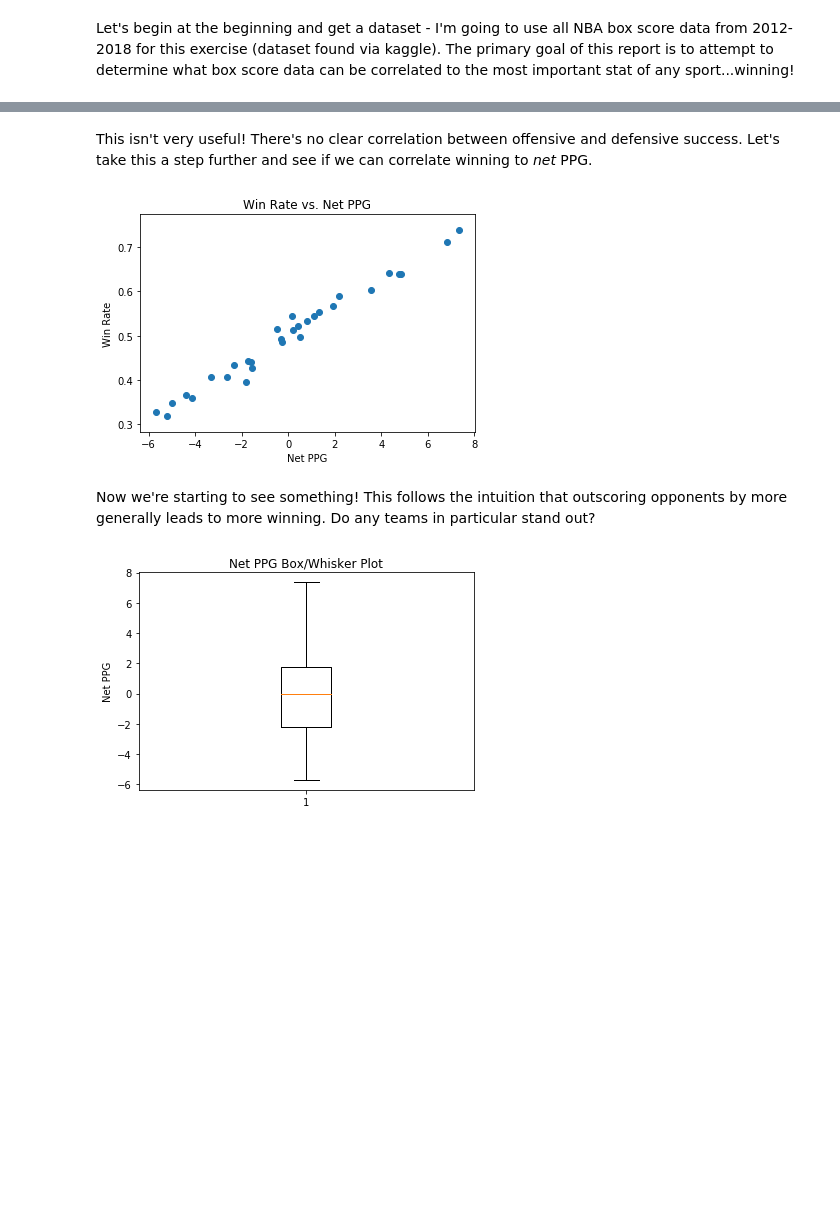
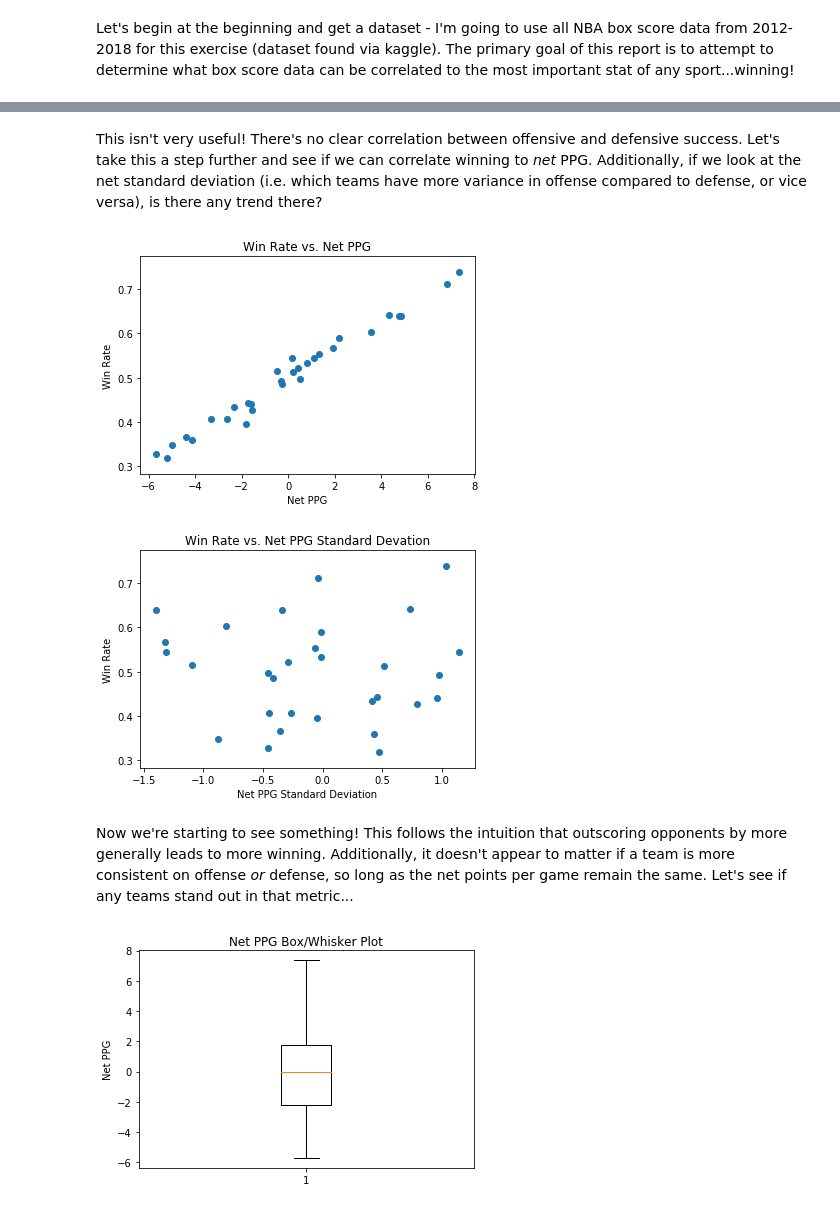
Before and after one commit to johnboy81918/Capstone-1-Analytic-Report-and-Research-Proposal, a Jupyter notebook: Capstone 1 Analytic Report and Research Proposal.ipynb, the cells around one changed output, grey strips where cells are left out. Cells and saved outputs as stored; diff of their text form; code cells hidden in the pictures; blank space fills up the shorter version.

```diff
--- a/Capstone 1 Analytic Report and Research Proposal.ipynb
+++ b/Capstone 1 Analytic Report and Research Proposal.ipynb
@@ -20,19 +42,27 @@ plt.show()
 # %% [markdown]
-This isn't very useful! There's no clear correlation between offensive and defensive success. Let's take this a step further and see if we can correlate winning to *net* PPG.
+This isn't very useful! There's no clear correlation between offensive and defensive success. Let's take this a step further and see if we can correlate winning to *net* PPG. Additionally, if we look at the net standard deviation (i.e. which teams have more variance in offense compared to defense, or vice versa), is there any trend there?
 # %%
 net_ppg = df.groupby('teamAbbr')['teamPTS'].mean() - df.groupby('teamAbbr')['opptPTS'].mean()
 wins = df[df['teamRslt'].str.contains("Win")].groupby('teamAbbr').size()
 losses = df[df['teamRslt'].str.contains("Loss")].groupby('teamAbbr').size()
 win_rate = wins / (wins + losses)
 plt.scatter(x = net_ppg, y = win_rate)
 plt.xlabel('Net PPG')
 plt.ylabel('Win Rate')
 plt.title('Win Rate vs. Net PPG')
 plt.show()
+
+net_std = df.groupby('teamAbbr')['teamPTS'].std() - df.groupby('teamAbbr')['opptPTS'].std()
+plt.scatter(x = net_std, y = win_rate)
+plt.xlabel('Net PPG Standard Deviation')
+plt.ylabel('Win Rate')
+plt.title('Win Rate vs. Net PPG Standard Devation')
+plt.show()
 # %% [output]
 [figure]
+[figure, added]
 # %% [markdown]
-Now we're starting to see something! This follows the intuition that outscoring opponents by more generally leads to more winning. Do any teams in particular stand out?
+Now we're starting to see something! This follows the intuition that outscoring opponents by more generally leads to more winning. Additionally, it doesn't appear to matter if a team is more consistent on offense *or* defense, so long as the net points per game remain the same. Let's see if any teams stand out in that metric...
 # %%
 plt.boxplot(net_ppg)
 plt.ylabel('Net PPG')
```
Also changed, not shown: parts of 14 cells of this notebook.
